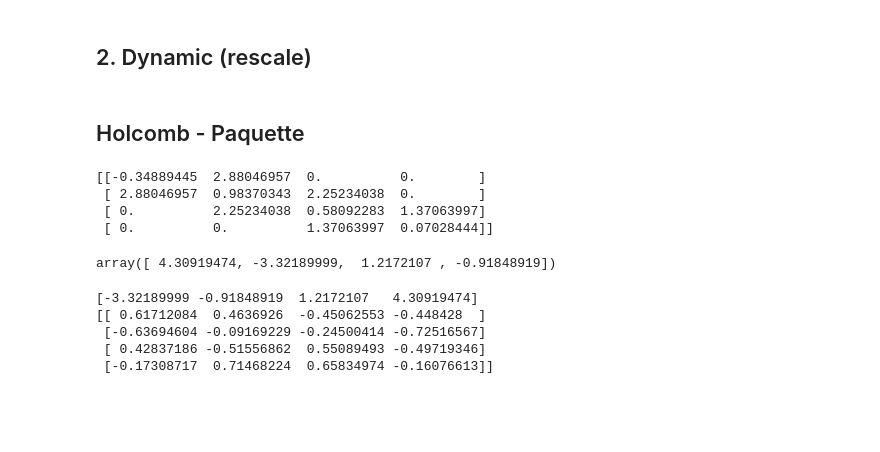
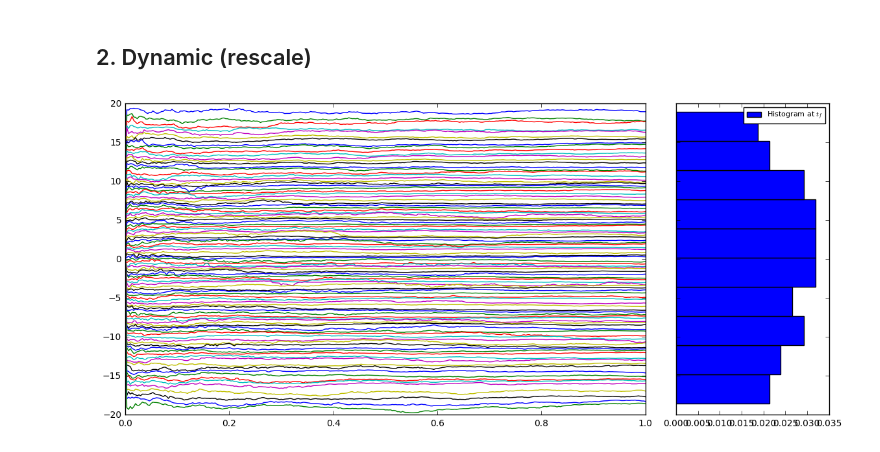
Before and after one commit to MinGao1314/dbm, a Jupyter notebook: beta_ensemble/beta_hermite_gaussian_ensembles.ipynb, the cells around one changed output. Saved outputs shown, nothing was run; the diff lists cells and outputs as text; code cells hidden in the pictures; blank space fills up the shorter version.

```diff
--- a/beta_ensemble/beta_hermite_gaussian_ensembles.ipynb
+++ b/beta_ensemble/beta_hermite_gaussian_ensembles.ipynb
@@ -92,6 +96,6 @@ test_beta_hermite_dpp = beta_hermite_dpp(50, 300, 1, beta=2, rescaling=False)
 # %%
 test_beta_hermite_dpp_rescale = beta_hermite_dpp(100, 300, 1, beta=2, rescaling=True)
 # %%
-#plot_traj_with_histo(test_beta_hermite_dpp_rescale, './plot/beta_dbm_rescale_histo.png')
+plot_traj_with_histo(test_beta_hermite_dpp_rescale, './plot/beta_dbm_rescale_histo.png')
+# %% [output]
+[figure, added]
-# %% [markdown]
-## Holcomb - Paquette
@@ -102,23 +101,0 @@ np.random.seed(SEED)
-# %%
-dim =4
-U=beta_Hermite_Gaussian_ensemble(dim,2)
-print(U)
-# %% [output]
-[[-0.34889445  2.88046957  0.          0.        ]
- [ 2.88046957  0.98370343  2.25234038  0.        ]
- [ 0.          2.25234038  0.58092283  1.37063997]
- [ 0.          0.          1.37063997  0.07028444]]
-# %%
-np.linalg.eigvals(U)
-# %% [output]
-array([ 4.30919474, -3.32189999,  1.2172107 , -0.91848919])
-# %%
-lbda, vect =  np.linalg.eigh(U)
-print(lbda)
-print(vect)
-# %% [output]
-[-3.32189999 -0.91848919  1.2172107   4.30919474]
-[[ 0.61712084  0.4636926  -0.45062553 -0.448428  ]
- [-0.63694604 -0.09169229 -0.24500414 -0.72516567]
- [ 0.42837186 -0.51556862  0.55089493 -0.49719346]
- [-0.17308717  0.71468224  0.65834974 -0.16076613]]
```
Also changed, not shown: parts of 34 cells of this notebook, 2 other files.
